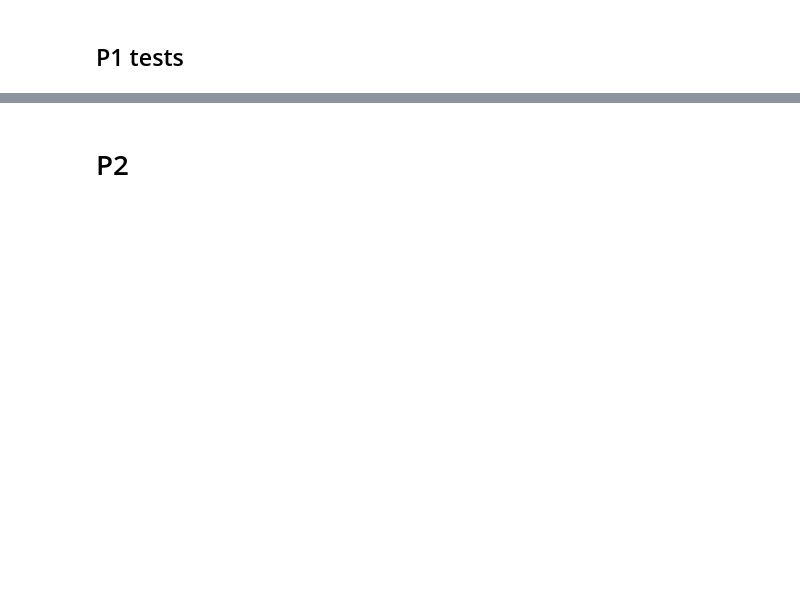
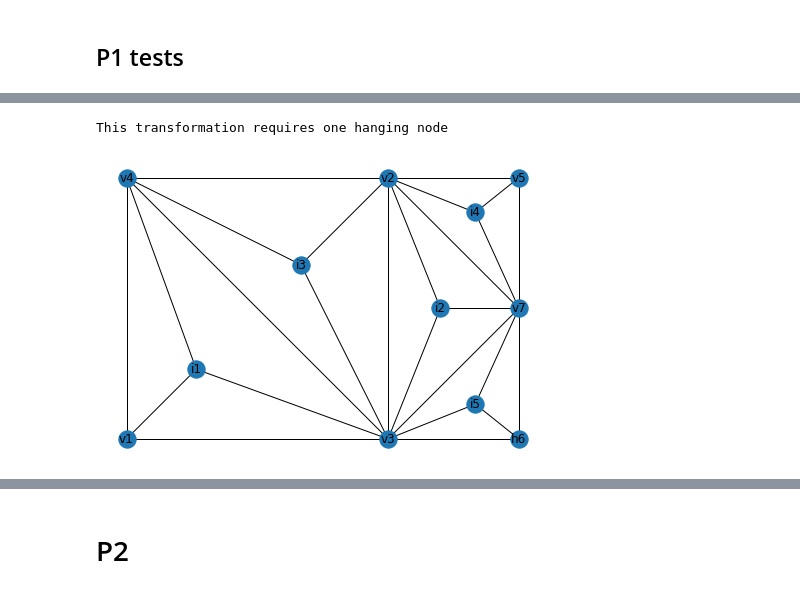
Before and after one commit to aleqsio/Terrain, a Jupyter notebook: CADY-ULTIMATE2.ipynb, the cells around one changed output, grey strips where cells are left out. Cells and saved outputs as stored; diff of their text form; code cells hidden in the pictures; blank space fills up the shorter version.

```diff
--- a/CADY-ULTIMATE2.ipynb
+++ b/CADY-ULTIMATE2.ipynb
@@ -332,0 +362,50 @@ Condition failed
+# %%
+p1_test(G)
+nx.draw(G, build_pos_dict(G), with_labels=True)
+# %% [output]
+This transformation requires one hanging node
+# %%
+#Po puszczeniu wszystkich P1, P2, .., od tego miejsca powinniśmy uruchamiać, żeby przetestować
+
+
+pos = {"v1": (0,0), "v2": (30, 30), "v3": (30, 0), "v4":(0, 30), "v5":(45, 30), "h6":(45, 0), "v7":(45, 15),
+       "i1":(8, 8), "i2":(36, 15), "i3":(20, 20), "i4":(40, 26), "i5":(40, 4)}
+attrs = {"i4": {'R': True}, "i5":{'R': True}, "i3":{'R': False}, "i1":{'R': False}, "i2":{'R': False}}
+
+G = nx.Graph()
+for n, c in pos.items():
+    G.add_node(n, x=c[0], y=c[1], z=0)
+G.add_nodes_from(pos.keys())
+G.add_edge("v1", "v4", length = 30, name = 'e1', B=True)
+G.add_edge("v3", "v1", length = 30, name = 'e2', B=True)
+G.add_edge("v3", "h6", length = 15, name = 'e3', B=False)
+G.add_edge("h6", "v7", length = 15, name = 'e4', B=False)
+G.add_edge("v7", "v5", length = 15, name = 'e5', B=True)
+G.add_edge("v5", "v2", length = 15, name = 'e6', B=True)
+G.add_edge("v2", "v4", length = 30, name = 'e7', B=True)
+G.add_edge("v4", "v3", length = 42.42, name = 'e8', B=False)
+G.add_edge("v3", "v2", length = 30, name = 'e9', B=False)
+G.add_edge("v2", "v7", length = 21.21, name = 'e10', B=False)
+G.add_edge("v3", "v7", length = 21.21, name = 'e18', B=True)
+G.add_edge("v3", "i2", length = 1, name = 'e11', B=False)
+G.add_edge("v2", "i2", length = 1, name = 'e12', B=False)
+G.add_edge("v7", "i2", length = 1, name = 'e13', B=False)
+G.add_edge("v4", "i3", length = 1, name = 'e14', B=False)
+G.add_edge("i3", "v2", length = 1, name = 'e15', B=False)
+G.add_edge("i3", "v3", length = 1, name = 'e16', B=False)
+G.add_edge("i1", "v1", length = 1, name = 'e17', B=False)
+G.add_edge("i1", "v3", length = 1, name = 'e19', B=False)
+G.add_edge("i1", "v4", length = 1, name = 'e20', B=False)
+G.add_edge("i4", "v5", length = 1, name = 'e21', B=False)
+G.add_edge("i4", "v7", length = 1, name = 'e22', B=False)
+G.add_edge("i4", "v2", length = 1, name = 'e23', B=False)
+G.add_edge("i5", "v7", length = 1, name = 'e24', B=False)
+G.add_edge("i5", "h6", length = 1, name = 'e25', B=False)
+G.add_edge("i5", "v3", length = 1, name = 'e26', B=False)
+
+
+nx.set_node_attributes(G, attrs)
+nx.draw(G, build_pos_dict(G), with_labels = True)
+plt.show()
+# %% [output]
+[figure, added]
```
Also changed, not shown: parts of 36 cells of this notebook.
